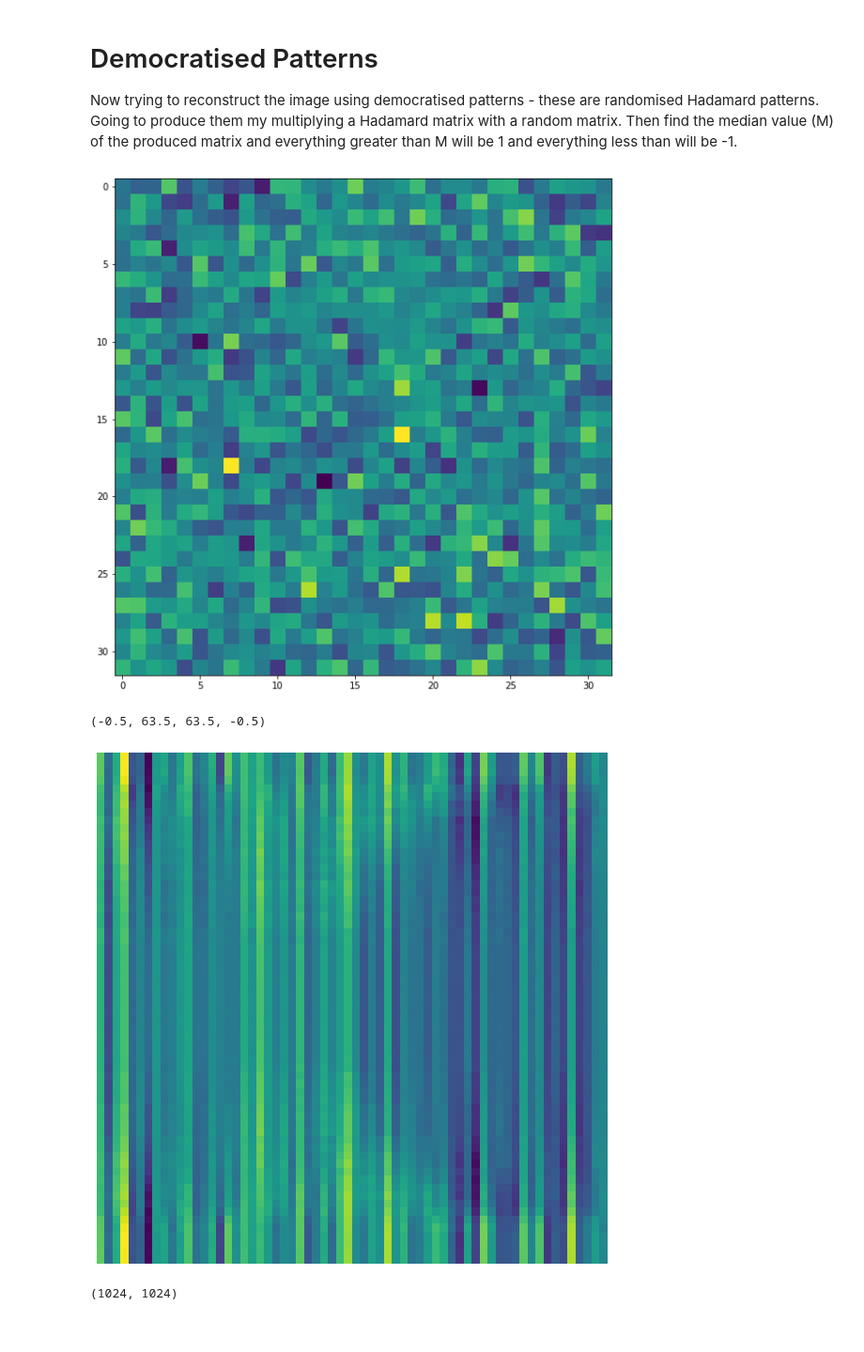
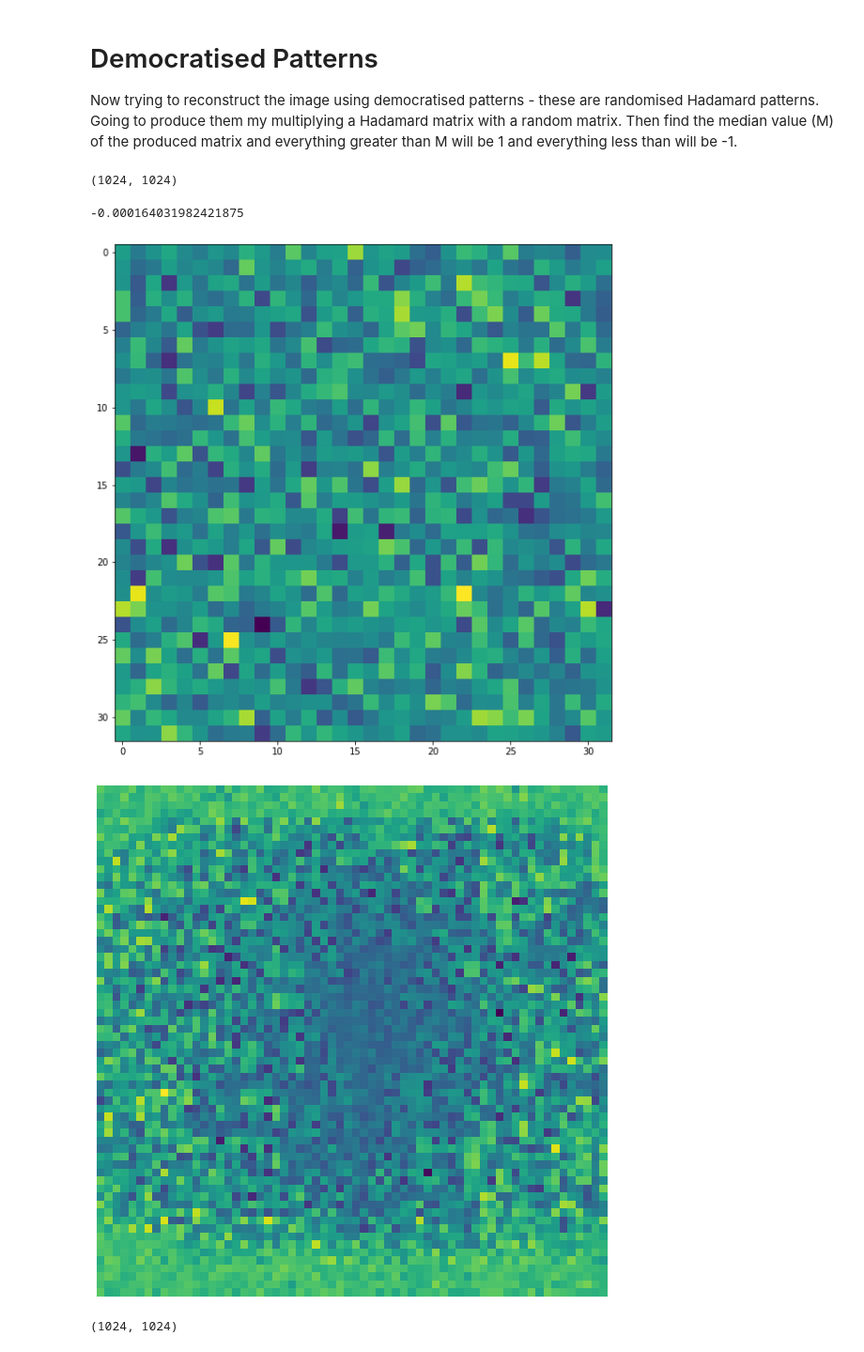
Before and after one commit to StevenJohnsonOptics/Single-Pixel-Imaging, a Jupyter notebook: Racecar with freq ordering.ipynb, the cells around one changed output. Shown at 94% size. Cells and saved outputs as stored; diff of their text form; code cells hidden in the pictures.

Commit message:
Fixed ordered democratised patternns

```diff
--- a/Racecar with freq ordering.ipynb
+++ b/Racecar with freq ordering.ipynb
@@ -196,22 +226,25 @@ Now trying to reconstruct the image using democratised patterns - these are rand
 # %%
 H = hadamard(1024)
-
-random = np.random.randint(0,2, size=(1024, 1024))
-random = [[-1 if (x < 1) else x for x in y] for y in random]
+random = np.random.rand(1024,1024)
+rand_med = np.median(random)
+random = [[1 if (x >= rand_med) else -1 for x in y] for y in random]
 random = np.array(random)
-
-dem = np.matmul(H,random)         # multiplying hadamard matrix with random matrix
-median = np.median(dem)           # Finding median of dem
-
-# Now want to change values > median to 1 and < to -1
-dem = [[1 if (x >= median) else -1 for x in y] for y in dem]
-dem = np.array(dem)
+dem = np.multiply(H,random)         # multiplying hadamard matrix with random matrix
+random.shape
+# %% [output]
+(1024, 1024)
+# %%
+dem = np.multiply(H,random)         # multiplying hadamard matrix with random matrix
+median = np.mean(dem)             # Finding median of dem
+median
+# %% [output]
+-0.000164031982421875
 # %%
 rc = "racecar.jpg"
 br = "5.png"
 
-#raw_img = cv2.imread(rc)
-raw_img = cv2.imread(br)
+raw_img = cv2.imread(rc)
+#raw_img = cv2.imread(br)
 gray_img = cv2.cvtColor(raw_img, cv2.COLOR_BGR2GRAY)
 #gray_img = cv2.resize(gray_img, (sz,sz))
 
@@ -223,7 +256,7 @@ m = np.zeros((imsize,1))
 
 PatternSet  = dem; # Chose H or I here.
 
-length = 50
+length = 0
 # Measure for each pattern
 for i in range(0,imsize):                                  # for each pixel value
     a = round(i*(length/imsize))                           # i*(50/32^2) - moving through diff sections
@@ -241,4 +274,4 @@ recon = np.reshape(recon, (32,32))
 plt.rcParams['figure.figsize'] = [18,10] # set the image size
 fig = plt.imshow(recon)
 # %% [output]
-[figure, old version]
+[figure, new version]
@@ -251,34 +278,58 @@ sorted_dems = [np.matmul(i, random64) for i in sorted_h]
+# %%
+random64 = np.random.rand(64,64)
+rand_med64 = np.median(random64)
+random64 = [[1 if (x >= rand_med64) else -1 for x in y] for y in random64]
+
+sz = 64
+imsize = sz**2
+H = hadamard(imsize)
+patterns = []           # creating empty arrays to bring the patterns and freqs out the loop
+freqs = []
+
+for i in range(0,imsize):
+    pattern = np.reshape(H[:,i],(sz,sz))
+    freq = (np.sum(np.abs(np.diff(pattern,axis=0))) + np.sum(np.abs(np.diff(pattern,axis=1))))/8
+    patterns.append(pattern)
+    freqs.append(freq)
+
+patterns = np.array(patterns)    # changing the lists to numpy arrays
+freqs = np.array(freqs)
+inds = freqs.argsort()           # sorting pattern matrices by the frequency number
+sorted_h = patterns[inds]
+sorted_freqs = sorted(freqs)
+
+sorted_dems = [np.multiply(i, random64) for i in sorted_h]
+medians = [np.median(i) for i in sorted_dems]
 # %%
 rc64 = "3.png"                # can choose either car or ball
 #rc64 = "racecar64.jpg"
 raw_img = cv2.imread(rc64)
 gray_img = cv2.cvtColor(raw_img, cv2.COLOR_BGR2GRAY)
 gray_img = cv2.resize(gray_img, (192,64))
 
 # Convert to number array
 objs = np.array(gray_img)
 
 imsize = 64**2
 
 # Make measurements
 m = np.zeros((imsize,1))
-length = 10                     # Image appears more smeared the higher this number is - object is 'moving' faster - max is 128
+length = 50                 # Image appears more smeared the higher this number is - object is 'moving' faster - max is 128
 img = np.zeros((64,64))
 
 allobjs = []
 for i,j in zip(sorted_dems,(range(0,imsize))):
     a = round(j*(length/imsize))
     obj = objs[:,a:a+64]
     m[j] = np.sum(i*obj)
 
     img = img + m[j]*i
 
 plt.imshow(img)
 plt.axis('off')
-#plt.savefig('ordrdH64racecar100.png')
+#plt.savefig('ordrddem64ball50.png')
 # %% [output]
-(-0.5, 63.5, 63.5, -0.5)
-[figure, old version]
+[figure, new version]
 # %%
 random.shape
 # %% [output]
```
Also changed, not shown: parts of 4 cells of this notebook.
